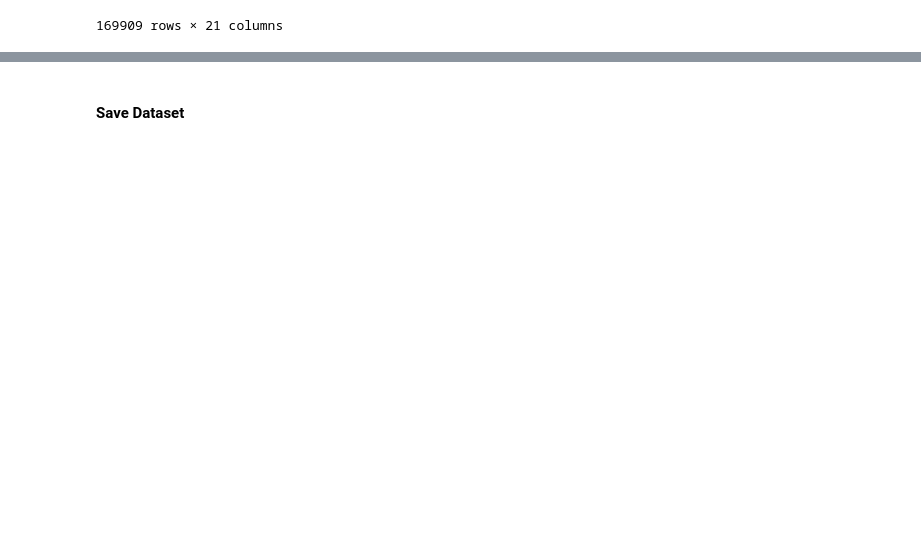
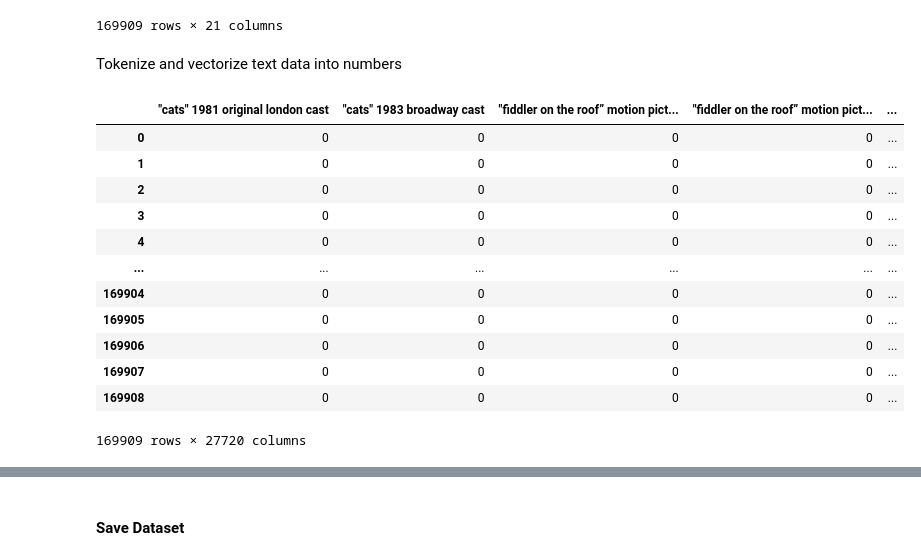
Before and after one commit to aaaaa-liang/542-deep-learning-project, a Jupyter notebook: notebook/data-cleaning.ipynb, the cells around one changed output, grey strips where cells are left out. Saved outputs shown, nothing was run; the diff lists cells and outputs as text; code cells hidden in the pictures; blank space fills up the shorter version.

```diff
--- a/notebook/data-cleaning.ipynb
+++ b/notebook/data-cleaning.ipynb
@@ -165,3 +165,37 @@ df
 | 169907 | 0.071 | Cash Cash, Andy Grammer | 0.646 | 167308 | 0.761 | 0 | 3wYOGJYD31sLRmBgCvWxa4 | 0.000000 | ... |
 | 169908 | 0.109 | Ingrid Andress | 0.512 | 214787 | 0.428 | 0 | 60RFlt48hm0l4Fu0JoccOl | 0.000000 | ... |
 169909 rows × 21 columns
+# %% [markdown]
+Tokenize and vectorize text data into numbers
+# %%
+from sklearn.feature_extraction.text import CountVectorizer
+
+# Tokenize the 'artists' column (split by commas)
+df['artists_tokenized'] = df['artists'].apply(lambda x: x.split(', '))
+
+# Vectorize the tokenized artist names
+# Binary encoding (0 or 1 for presence of artist)
+vectorizer = CountVectorizer(tokenizer=lambda x: x.split(', '), binary=True)
+
+# Vectorize the 'artists_tokenized' column
+X_artists = vectorizer.fit_transform(df['artists'])
+
+# Convert the result to a DataFrame for better visualization
+artists_vectorized_df = pd.DataFrame(X_artists.toarray(), columns=vectorizer.get_feature_names_out())
+
+# Show the vectorized representation of the 'artists' column
+artists_vectorized_df
+# %% [output]
+|  | "cats" 1981 original london cast | "cats" 1983 broadway cast | "fiddler on the roof” motion pict... | "fiddler on the roof” motion pict... | ... |
+| 0 | 0 | 0 | 0 | 0 | ... |
+| 1 | 0 | 0 | 0 | 0 | ... |
+| 2 | 0 | 0 | 0 | 0 | ... |
+| 3 | 0 | 0 | 0 | 0 | ... |
+| 4 | 0 | 0 | 0 | 0 | ... |
+| ... | ... | ... | ... | ... | ... |
+| 169904 | 0 | 0 | 0 | 0 | ... |
+| 169905 | 0 | 0 | 0 | 0 | ... |
+| 169906 | 0 | 0 | 0 | 0 | ... |
+| 169907 | 0 | 0 | 0 | 0 | ... |
+| 169908 | 0 | 0 | 0 | 0 | ... |
+169909 rows × 27720 columns
```
Also changed, not shown: parts of 5 cells of this notebook, 1 other file.
